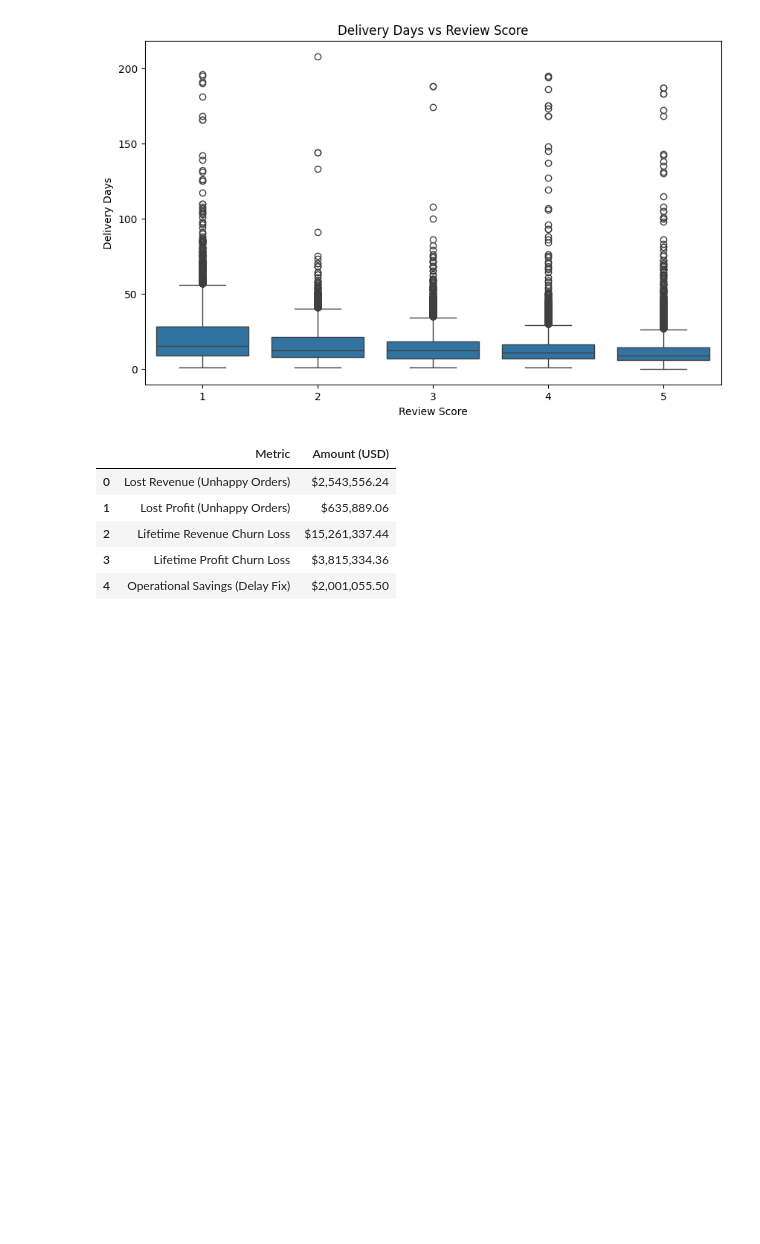
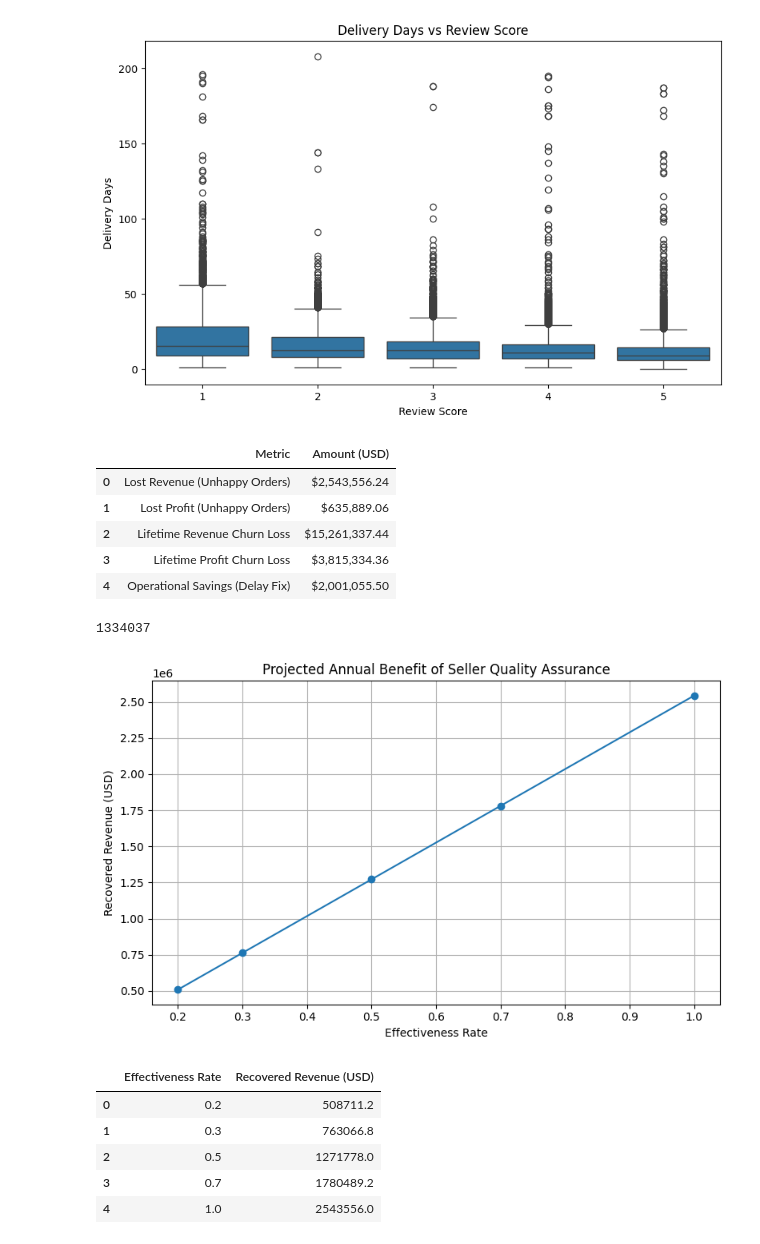
Before and after one commit to mrzza87/Brazilian-E-Commerce-Team-3, a Jupyter notebook: notebooks/product_seller_reviews.ipynb, the cells around one changed output. Saved outputs shown, nothing was run; the diff lists cells and outputs as text; code cells hidden in the pictures; blank space fills up the shorter version.

```diff
--- a/notebooks/product_seller_reviews.ipynb
+++ b/notebooks/product_seller_reviews.ipynb
@@ -337,3 +337,47 @@ display(summary)
 | 2 | Lifetime Revenue Churn Loss | $15,261,337.44 |
 | 3 | Lifetime Profit Churn Loss | $3,815,334.36 |
 | 4 | Operational Savings (Delay Fix) | $2,001,055.50 |
+# %%
+total_delay_days = df['delivery_delay'].fillna(0).sum()
+print(total_delay_days)
+# %% [output]
+1334037
+# %%
+import pandas as pd
+import matplotlib.pyplot as plt
+
+# 💸 Lost revenue from low-rated orders (from notebook assumption)
+total_lost_revenue = 2_543_556  # USD
+
+# 💡 Define effectiveness scenarios
+effectiveness_rates = [0.2, 0.3, 0.5, 0.7, 1.0]
+
+# 🧮 Calculate recovered revenue
+recovered_revenue = [round(rate * total_lost_revenue, 2) for rate in effectiveness_rates]
+
+# 📊 Create DataFrame
+df_recovery = pd.DataFrame({
+    "Effectiveness Rate": effectiveness_rates,
+    "Recovered Revenue (USD)": recovered_revenue
+})
+
+# 📈 Plot the potential benefits
+plt.figure(figsize=(8, 5))
+plt.plot(df_recovery["Effectiveness Rate"], df_recovery["Recovered Revenue (USD)"], marker='o')
+plt.title("Projected Annual Benefit of Seller Quality Assurance")
+plt.xlabel("Effectiveness Rate")
+plt.ylabel("Recovered Revenue (USD)")
+plt.grid(True)
+plt.tight_layout()
+plt.show()
+
+# 📋 Show the table
+df_recovery
+# %% [output]
+[figure, added]
+|  | Effectiveness Rate | Recovered Revenue (USD) |
+| 0 | 0.2 | 508711.2 |
+| 1 | 0.3 | 763066.8 |
+| 2 | 0.5 | 1271778.0 |
+| 3 | 0.7 | 1780489.2 |
+| 4 | 1.0 | 2543556.0 |
```
Also changed, not shown: parts of 3 cells of this notebook.
